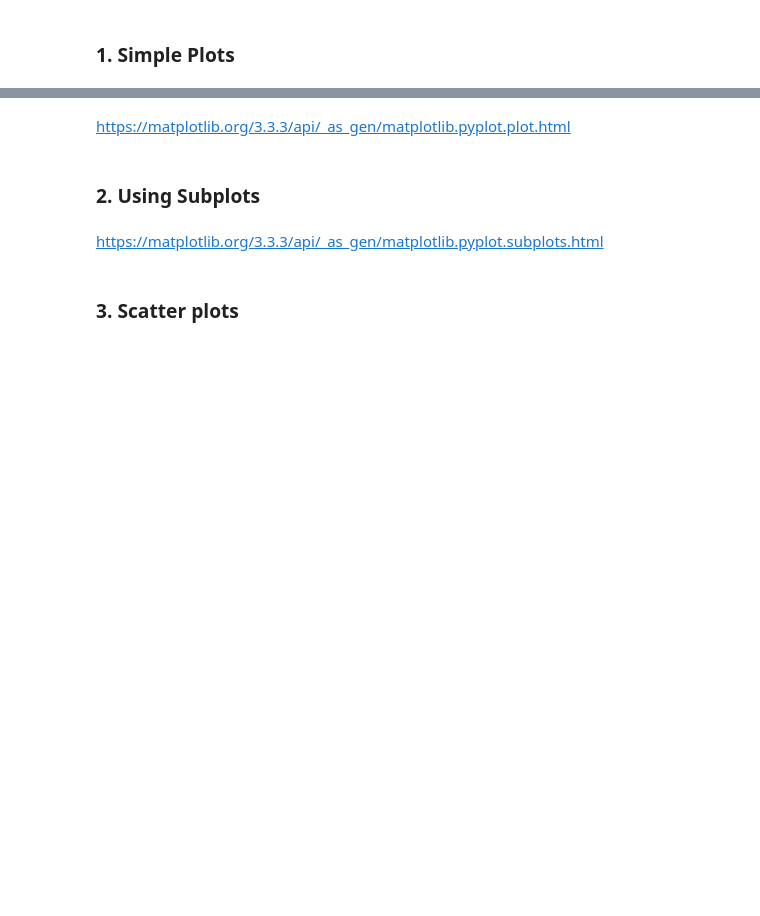
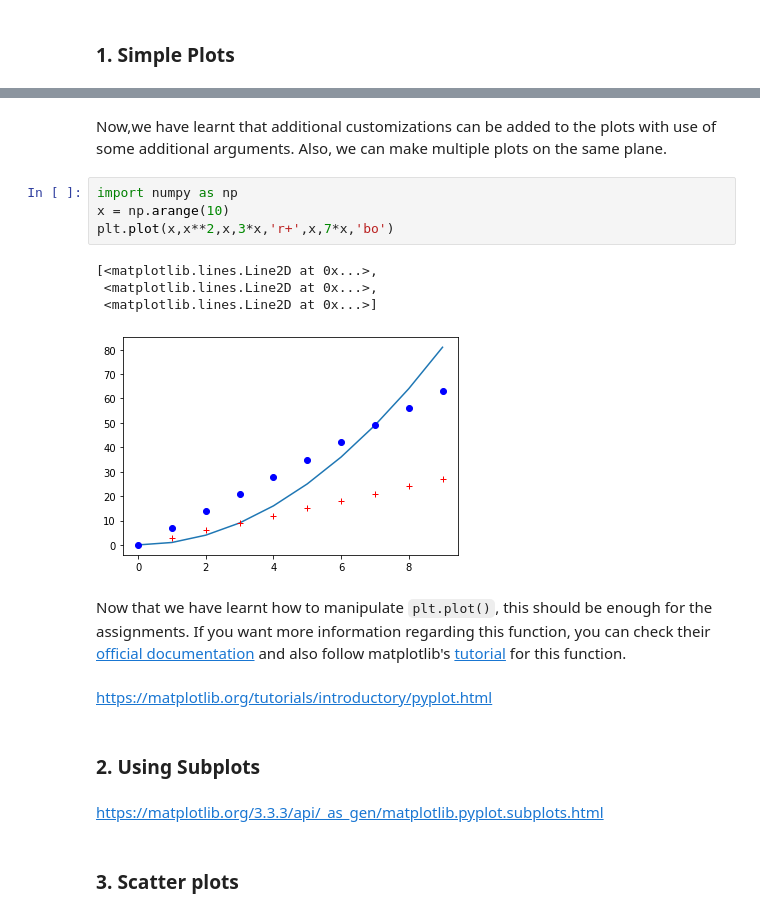
Before and after one commit to ytu-cvlab/mce-51069, a Jupyter notebook: _notebooks/2020-12-16-week1-day3.ipynb, the cells around one changed output, grey strips where cells are left out. Saved outputs shown, nothing was run; the diff lists cells and outputs as text; blank space fills up the shorter version.

```diff
--- a/_notebooks/2020-12-16-week1-day3.ipynb
+++ b/_notebooks/2020-12-16-week1-day3.ipynb
@@ -179,5 +197,18 @@ matplotlib.pyplot - https://matplotlib.org/api/pyplot_api.html
+# %% [markdown]
+Now,we have learnt that additional customizations can be added to the plots with use of some additional arguments. Also, we can make multiple plots on the same plane.
+# %%
+import numpy as np
+x = np.arange(10)
+plt.plot(x,x**2,x,3*x,'r+',x,7*x,'bo')
+# %% [output]
+[<matplotlib.lines.Line2D at 0x...>,
+ <matplotlib.lines.Line2D at 0x...>,
+ <matplotlib.lines.Line2D at 0x...>]
+[figure, added]
+# %% [markdown]
+Now that we have learnt how to manipulate `plt.plot()`, this should be enough for the assignments. If you want more information regarding this function, you can check their [official documentation](https://matplotlib.org/3.3.3/api/_as_gen/matplotlib.pyplot.plot.html) and also follow matplotlib's [tutorial]() for this function.
 # %% [markdown]
-https://matplotlib.org/3.3.3/api/_as_gen/matplotlib.pyplot.plot.html
+https://matplotlib.org/tutorials/introductory/pyplot.html
 # %% [markdown]
 ### 2. Using Subplots
 # %% [markdown]
```
Also changed, not shown: parts of 8 cells of this notebook, 1 other file.
